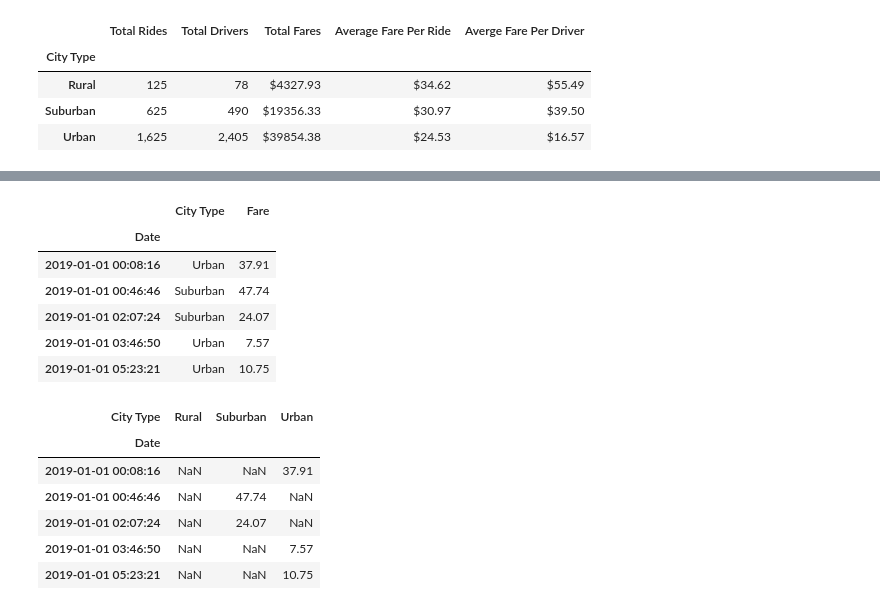
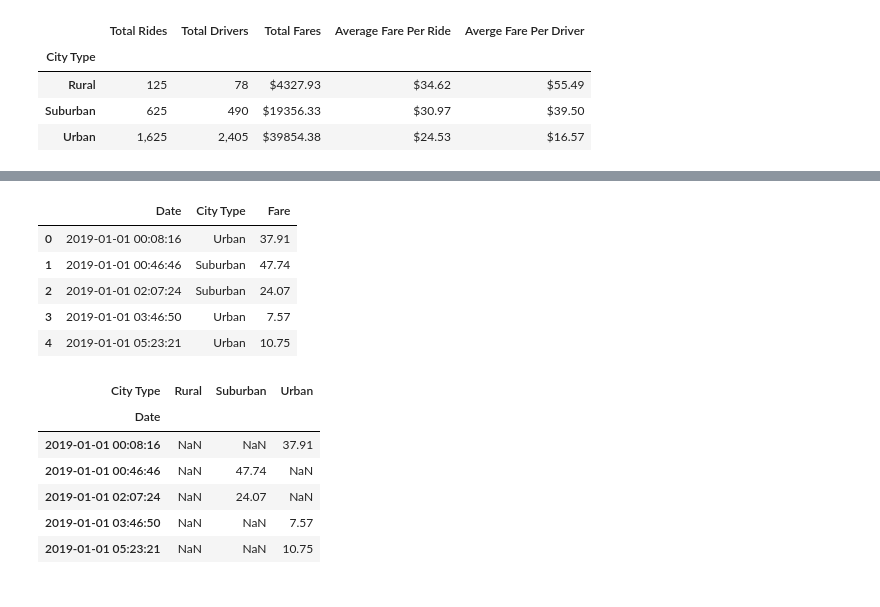
Before and after one commit to berndab/pyber_analysis, a Jupyter notebook: PyBer_Analysis.ipynb, the cells around one changed output, grey strips where cells are left out. Cells and saved outputs as stored; diff of their text form; code cells hidden in the pictures.

```diff
--- a/PyBer_Analysis.ipynb
+++ b/PyBer_Analysis.ipynb
@@ -243,15 +242,13 @@ pyber_data_df.head()
 # %%
-per_date_city_type_total_fare_df = pyber_data_df.groupby(["Date", "City Type"])["Fare"].sum().reset_index()
-per_date_city_type_total_fare_df = per_date_city_type_total_fare_df.set_index("Date")
+per_date_city_type_total_fare_df = pyber_data_df.copy().groupby(["Date", "City Type"])["Fare"].sum().reset_index()
 per_date_city_type_total_fare_df.head()
 # %% [output]
-|  | City Type | Fare |
-| Date |  |  |
-| 2019-01-01 00:08:16 | Urban | 37.91 |
-| 2019-01-01 00:46:46 | Suburban | 47.74 |
-| 2019-01-01 02:07:24 | Suburban | 24.07 |
-| 2019-01-01 03:46:50 | Urban | 7.57 |
-| 2019-01-01 05:23:21 | Urban | 10.75 |
+|  | Date | City Type | Fare |
+| 0 | 2019-01-01 00:08:16 | Urban | 37.91 |
+| 1 | 2019-01-01 00:46:46 | Suburban | 47.74 |
+| 2 | 2019-01-01 02:07:24 | Suburban | 24.07 |
+| 3 | 2019-01-01 03:46:50 | Urban | 7.57 |
+| 4 | 2019-01-01 05:23:21 | Urban | 10.75 |
 # %%
 per_date_city_type_total_fare_pt = pd.pivot_table(per_date_city_type_total_fare_df, values='Fare', index=['Date'],  columns=['City Type'])
 per_date_city_type_total_fare_pt
```
Also changed, not shown: parts of 7 cells of this notebook.
